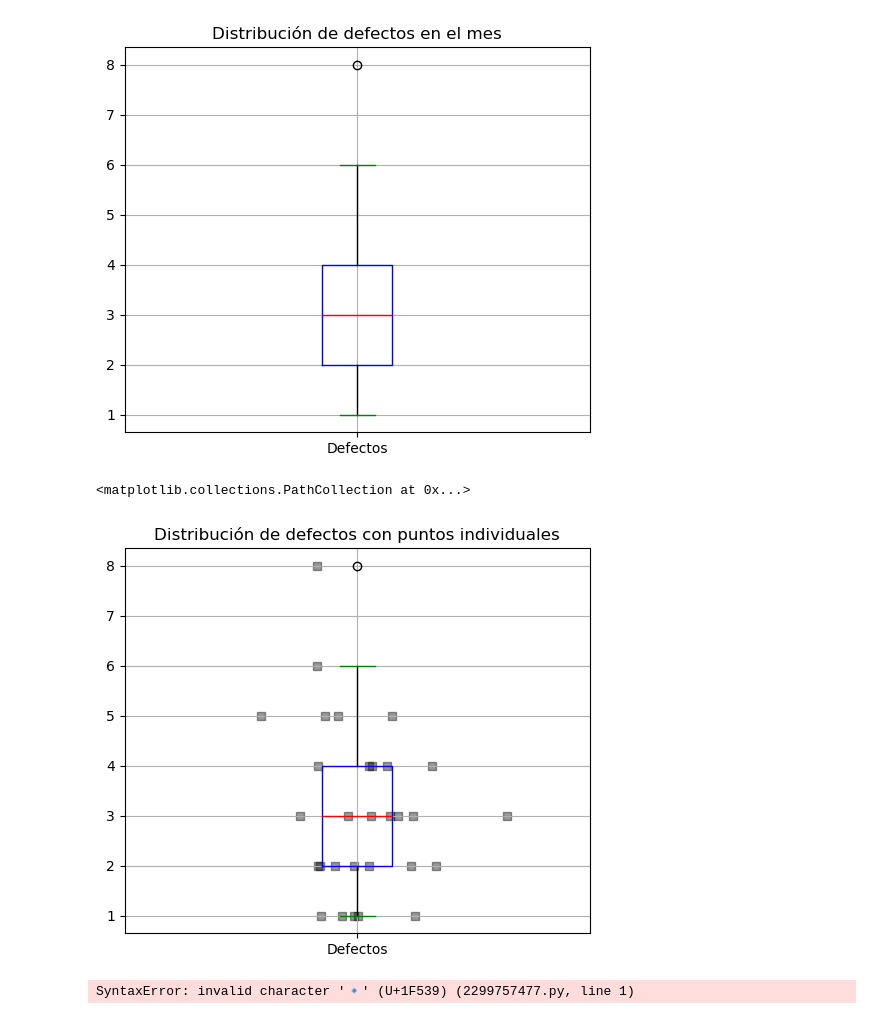
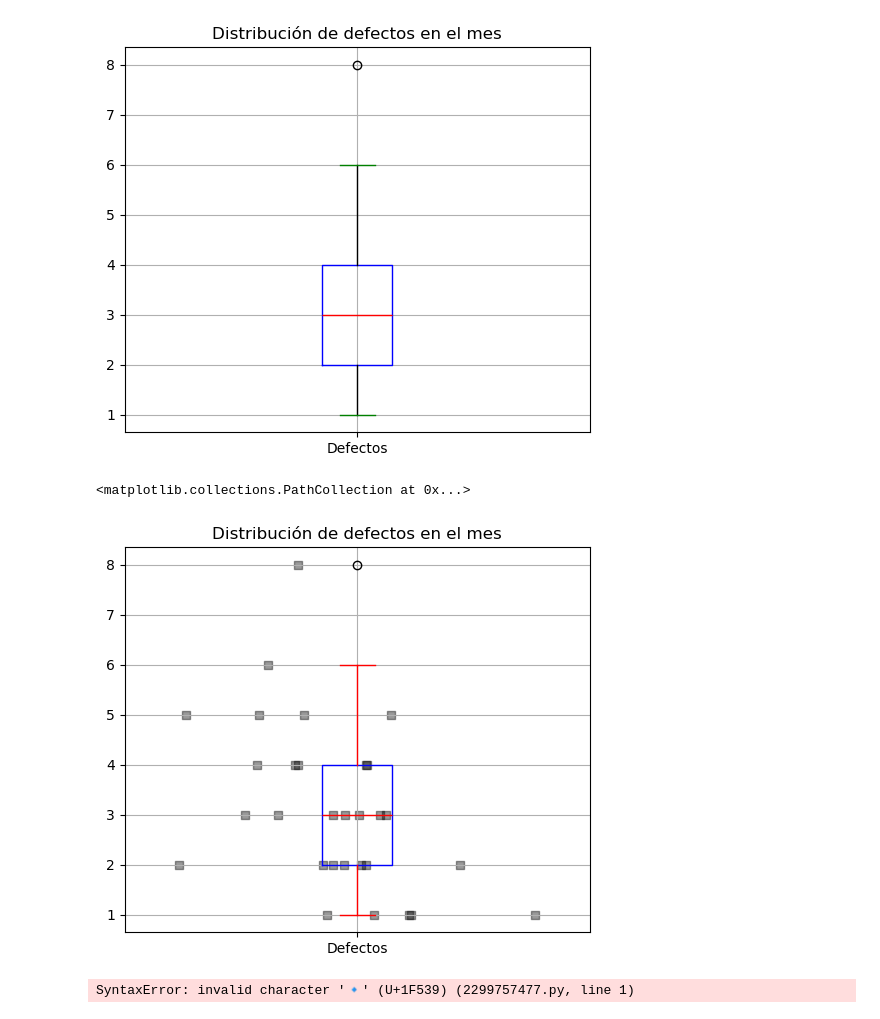
Before and after one commit to citius70/pandas-ticII-2BAC, a Jupyter notebook: _sources/7_dataframe_graficos_complejos.ipynb, the cells around one changed output. Cells and saved outputs as stored; diff of their text form; code cells hidden in the pictures.

```diff
--- a/_sources/7_dataframe_graficos_complejos.ipynb
+++ b/_sources/7_dataframe_graficos_complejos.ipynb
@@ -251,19 +249,19 @@ df[['Defectos']].plot.box(
 # %%
 # Boxplot básico con pandas
 ax = df[['Defectos']].plot.box(
-    title='Distribución de defectos con puntos individuales',
+    title='Distribución de defectos en el mes',
     grid=True,
-    color=dict(boxes='blue', whiskers='black', medians='red', caps='green'),
+    color=dict(boxes='blue', whiskers='red', medians='red', caps='red'),
     figsize=(6, 5)
 )
 
 # Agregar puntos individuales (jitter manual para que no se solapen)
 import numpy as np
 x_jitter = np.random.normal(1, 0.15, size=len(df))  # Simula separación en X
 ax.scatter(x_jitter, df['Defectos'], marker='s',alpha=0.4, color='black')
 # %% [output]
 <matplotlib.collections.PathCollection at 0x...>
-[figure, old version]
+[figure, new version]
 # %%
 **Explicación**:a🔹 Q1 (Primer cuartil)
 Es el borde inferior de la caja azul.
```
Also changed, not shown: parts of 1 cell of this notebook, 3 other files.
